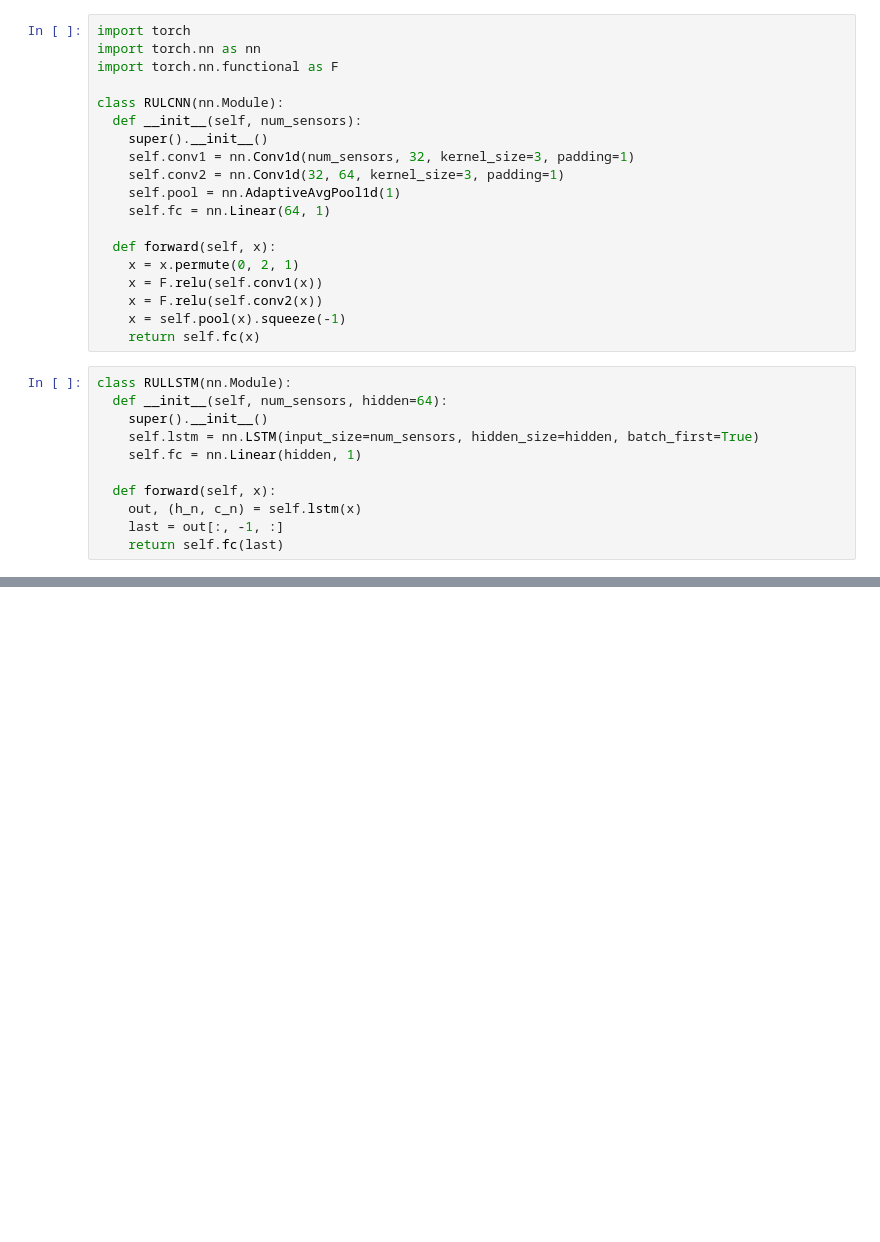
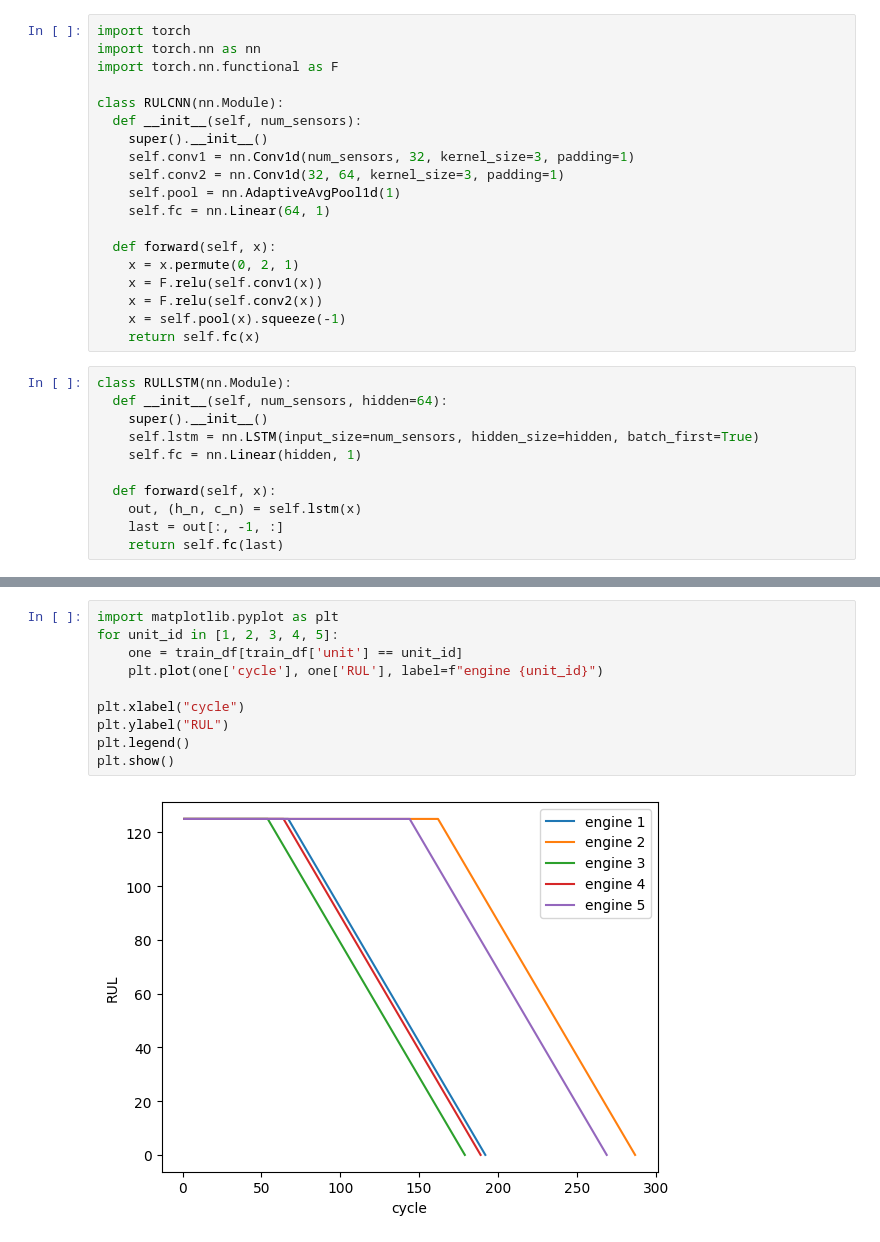
Before and after one commit to calvin2001/predictive-maintenance-rul, a Jupyter notebook: predictive_maintenance_rul.ipynb, the cells around one changed output, grey strips where cells are left out. Drawn from its saved outputs; the diff is of its cells as text; blank space fills up the shorter version.

```diff
--- a/predictive_maintenance_rul.ipynb
+++ b/predictive_maintenance_rul.ipynb
@@ -144,0 +261,12 @@ class RULLSTM(nn.Module):
+# %%
+import matplotlib.pyplot as plt
+for unit_id in [1, 2, 3, 4, 5]:
+    one = train_df[train_df['unit'] == unit_id]
+    plt.plot(one['cycle'], one['RUL'], label=f"engine {unit_id}")
+
+plt.xlabel("cycle")
+plt.ylabel("RUL")
+plt.legend()
+plt.show()
+# %% [output]
+[figure, added]
```
Also changed, not shown: parts of 10 cells of this notebook.
